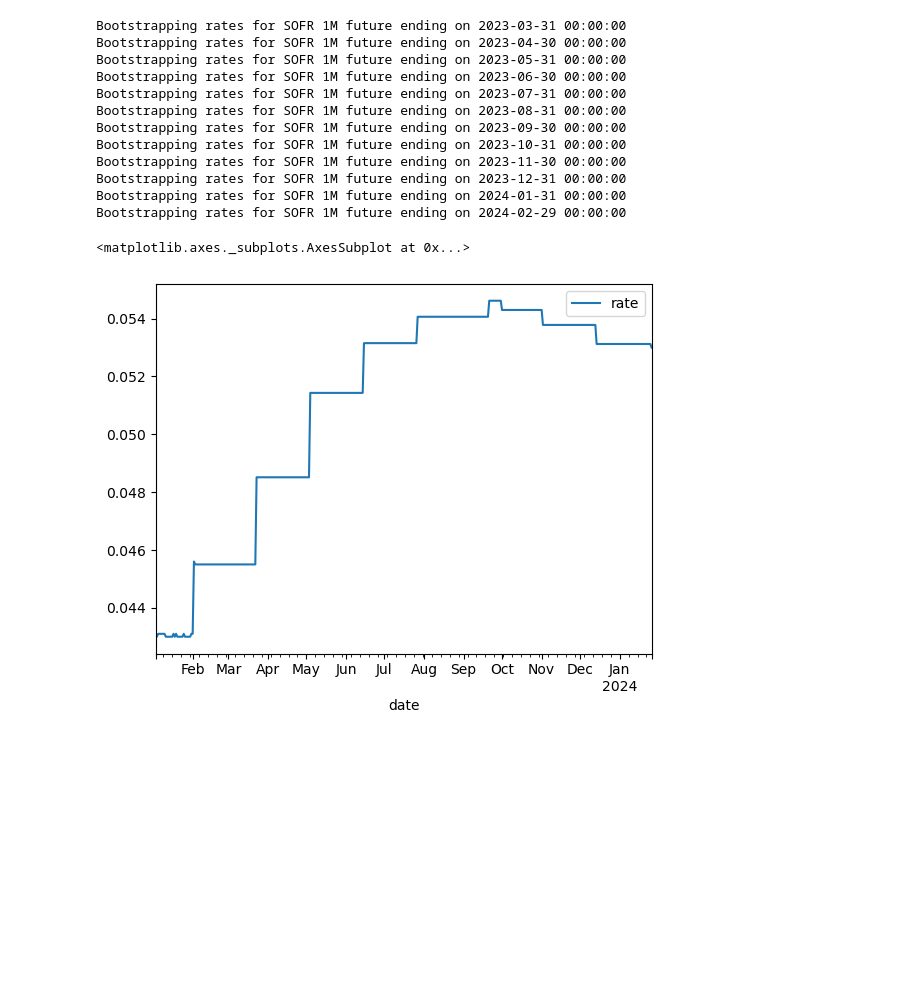
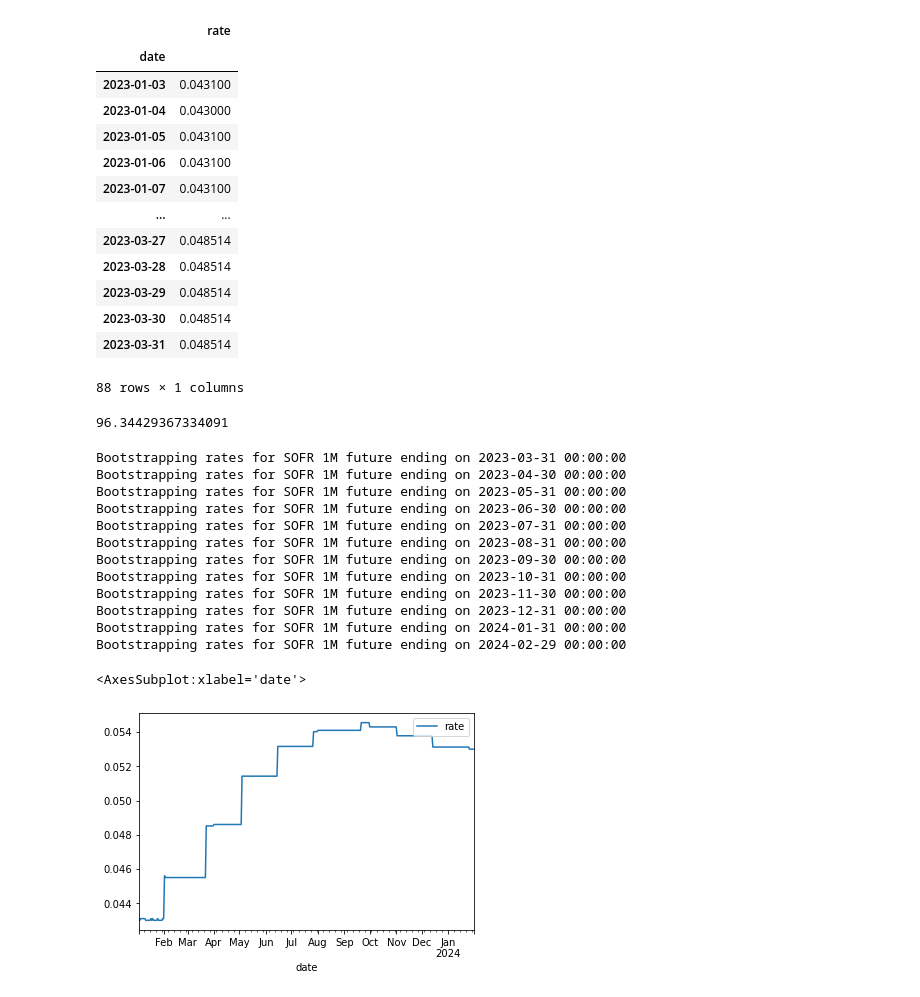
Before and after one commit to George-Holbrow-Wilshaw/MarketsCode, a Jupyter notebook: curves.ipynb, the cells around one changed output. Saved outputs shown, nothing was run; the diff lists cells and outputs as text; code cells hidden in the pictures; blank space fills up the shorter version.

Commit message:
fixing 3m

```diff
--- a/curves.ipynb
+++ b/curves.ipynb
@@ -11,22 +10,25 @@ FIX_DATE = dt.date(2023, 3, 2)
 # Added additional jump date in october in addition to FOMC dates
 fomc_dates = [
     dt.date(2023, 3, 23),
+    dt.date(2023, 4, 1),
     dt.date(2023, 5, 4),
     dt.date(2023, 6, 15),
     dt.date(2023, 7, 27),
+    dt.date(2023, 8, 1),
     dt.date(2023, 9, 21),
     dt.date(2023, 10, 1),
     dt.date(2023, 11, 2),
     dt.date(2023, 12, 14),
     dt.date(2023, 12, 31),
     dt.date(2024, 1, 26),
-    dt.date(2024, 3, 23)
-    ]
+    dt.date(2024, 3, 23),
+]
 
 fomc_dates = [pd.to_datetime(x) for x in fomc_dates]
 
 start_steps = [25] * len(fomc_dates)
 
+
 class SOFR1:
     pass
 # %%
@@ -182,15 +210,18 @@ class FuturesSOFR3M(Futures):
 # %%
 def load_fixings():
-    sofr_fixings = pd.read_csv("sofr_fixings.csv").iloc[:-1,[0,2]]
-    sofr_fixings.columns = ['date','rate']
+    sofr_fixings = pd.read_csv("sofr_fixings.csv").iloc[:-1, [0, 2]]
+    sofr_fixings.columns = ["date", "rate"]
     sofr_fixings.rate = sofr_fixings.rate / 100
-    sofr_fixings.date = sofr_fixings.date.apply(lambda x: dt.datetime.strptime(x,"%m/%d/%Y").date())
-    sofr_fixings.set_index('date', inplace=True)
+    sofr_fixings.date = sofr_fixings.date.apply(
+        lambda x: dt.datetime.strptime(x, "%m/%d/%Y").date()
+    )
+    sofr_fixings.set_index("date", inplace=True)
     sofr_fixings = sofr_fixings.sort_index()
     sofr_fixings.index = pd.to_datetime(sofr_fixings.index)
-    sofr_fixings = sofr_fixings.resample('D').mean().ffill()
+    sofr_fixings = sofr_fixings.resample("D").mean().ffill()
     return sofr_fixings
 
+
 sofr_fixings = load_fixings()
 # %%
 sofr = CurveSOFR(sofr_fixings)
@@ -200,0 +250,28 @@ sofr_3m = FuturesSOFR3M(pd.to_datetime(dt.date(2023, 1, 18)), 95.3725)
+# %%
+sofr = CurveSOFR(sofr_fixings)
+sofr_1m = FuturesSOFR1M(pd.to_datetime(dt.date(2023, 3, 1)), 95.3625)
+sofr_3m = FuturesSOFR3M(pd.to_datetime(dt.date(2023, 1, 18)), 95.3725)
+
+sofr.bootstrap_single_rate(fomc_dates, sofr_1m)
+sofr.fill_curve_gaps()
+
+sofr.curve
+# %% [output]
+|  | rate |
+| date |  |
+| 2023-01-03 | 0.043100 |
+| 2023-01-04 | 0.043000 |
+| 2023-01-05 | 0.043100 |
+| 2023-01-06 | 0.043100 |
+| 2023-01-07 | 0.043100 |
+| ... | ... |
+| 2023-03-27 | 0.048514 |
+| 2023-03-28 | 0.048514 |
+| 2023-03-29 | 0.048514 |
+| 2023-03-30 | 0.048514 |
+| 2023-03-31 | 0.048514 |
+88 rows × 1 columns
+# %%
+sofr_3m.price_from_curve(sofr)
+# %% [output]
+96.34429367334091
@@ -247,20 +341,20 @@ futures_list = [future1, future2, future3, future4, future5, future6, future7, f
 # %%
 SOFR.bootstrap_from_futures(fomc_dates, futures_list)
 SOFR.fill_curve_gaps()
-SOFR.fixings.plot()
+SOFR.curve.plot()
 # %% [output]
 Bootstrapping rates for SOFR 1M future ending on 2023-03-31 00:00:00
 Bootstrapping rates for SOFR 1M future ending on 2023-04-30 00:00:00
 Bootstrapping rates for SOFR 1M future ending on 2023-05-31 00:00:00
 Bootstrapping rates for SOFR 1M future ending on 2023-06-30 00:00:00
 Bootstrapping rates for SOFR 1M future ending on 2023-07-31 00:00:00
 Bootstrapping rates for SOFR 1M future ending on 2023-08-31 00:00:00
 Bootstrapping rates for SOFR 1M future ending on 2023-09-30 00:00:00
 Bootstrapping rates for SOFR 1M future ending on 2023-10-31 00:00:00
 Bootstrapping rates for SOFR 1M future ending on 2023-11-30 00:00:00
 Bootstrapping rates for SOFR 1M future ending on 2023-12-31 00:00:00
 Bootstrapping rates for SOFR 1M future ending on 2024-01-31 00:00:00
 Bootstrapping rates for SOFR 1M future ending on 2024-02-29 00:00:00
-<matplotlib.axes._subplots.AxesSubplot at 0x...>
+<AxesSubplot:xlabel='date'>
-[figure, old version]
+[figure, new version]
 # %%
```
Also changed, not shown: parts of 8 cells of this notebook, 3 other files.
